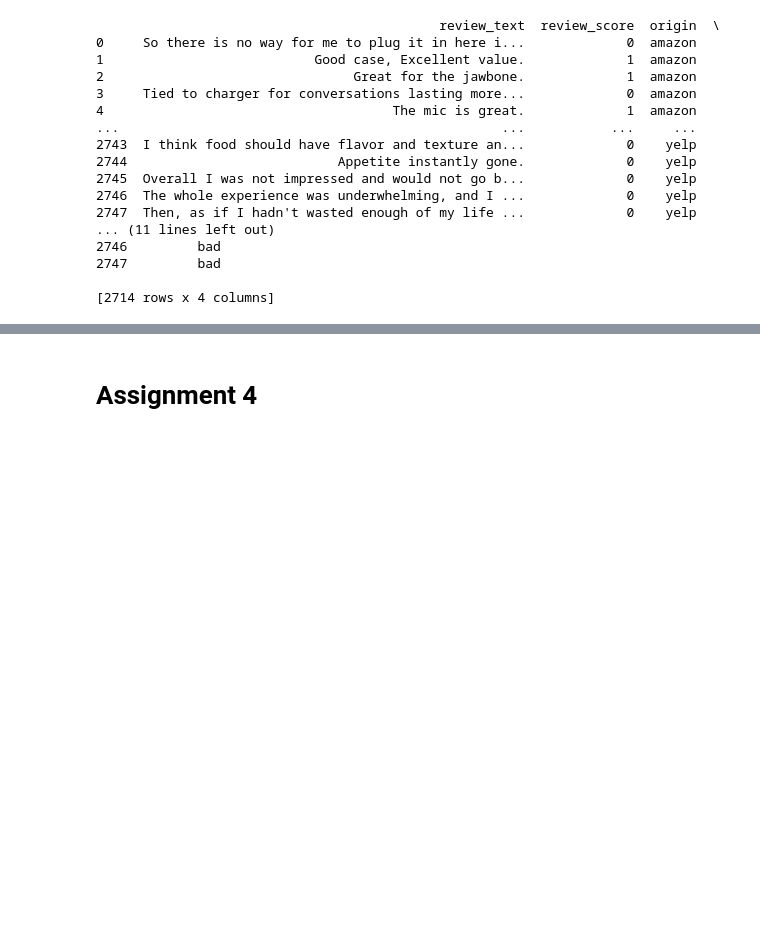
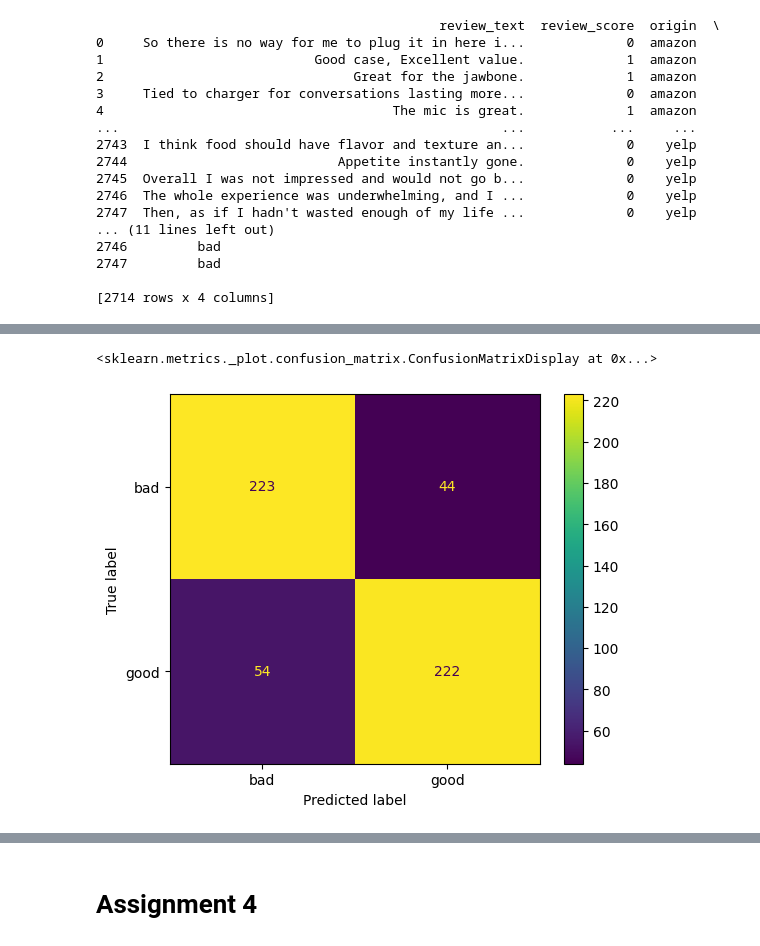
Before and after one commit to TerrenceAddison/DM2022-Lab1-Master-main-108006228, a Jupyter notebook: DM2022-Lab1-Homework.ipynb, the cells around one changed output, grey strips where cells are left out. Cells and saved outputs as stored; diff of their text form; code cells hidden in the pictures; blank space fills up the shorter version.

```diff
--- a/DM2022-Lab1-Homework.ipynb
+++ b/DM2022-Lab1-Homework.ipynb
@@ -584,0 +598,6 @@ Reshape your data either using array.reshape(-1, 1) if your data has a single fe
+# %%
+# result for bernoulli bayes classifier  using original data
+ConfusionMatrixDisplay.from_estimator(bern_result, X_test3, Y_test3, display_labels=['bad', 'good'])
+# %% [output]
+<sklearn.metrics._plot.confusion_matrix.ConfusionMatrixDisplay at 0x...>
+[figure, added]
```
Also changed, not shown: parts of 9 cells of this notebook.
